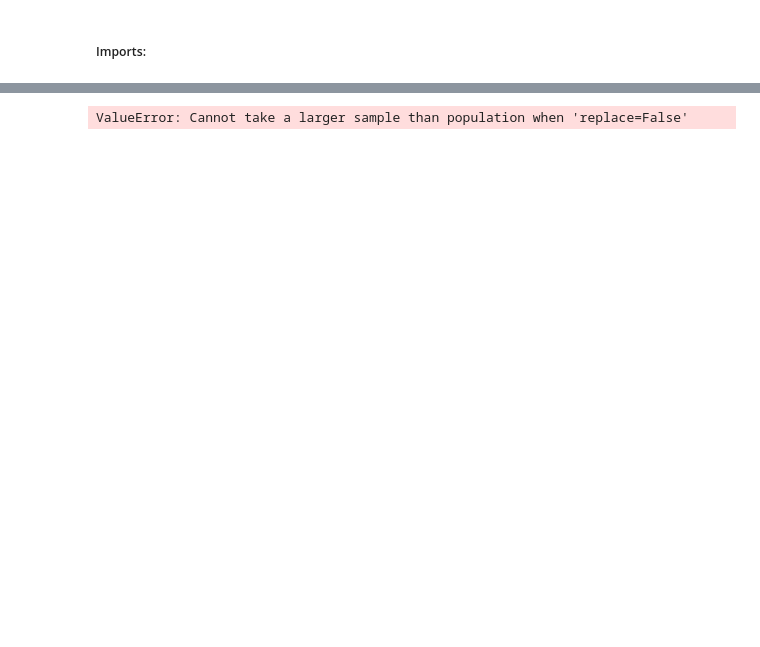
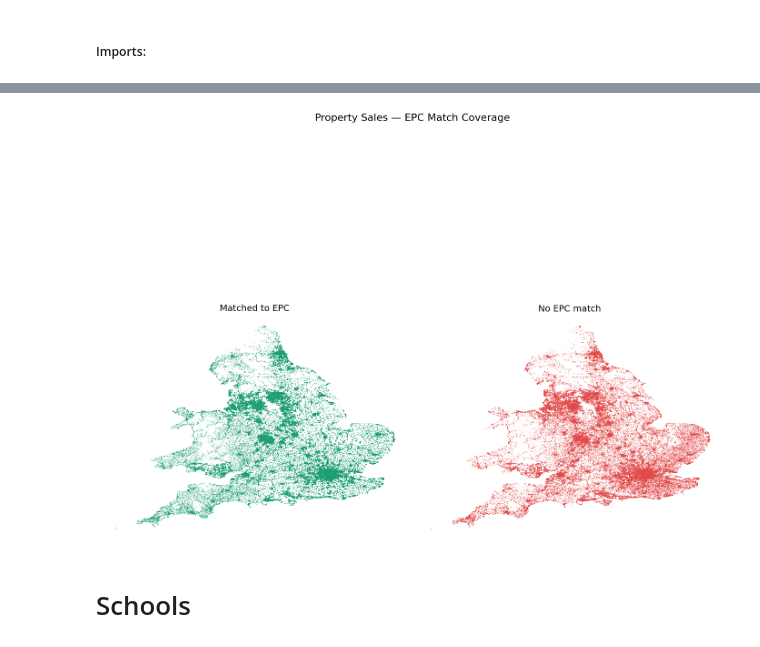
Before and after one commit to asiask97/msc-house-price-prediction, a Jupyter notebook: joining_features.ipynb, the cells around one changed output, grey strips where cells are left out. Cells and saved outputs as stored; diff of their text form; code cells hidden in the pictures; blank space fills up the shorter version.

```diff
--- a/joining_features.ipynb
+++ b/joining_features.ipynb
@@ -37,9 +39,6 @@ Missing lat/lon:         23,099
 # %%
-import matplotlib.pyplot as plt
-import pandas as pd
-
 # Load
-df = pd.read_parquet("Data/lr_epc_matched.parquet")
+df = pd.read_parquet("Outputs/lr_epc_matched.parquet")
 postcodes = pd.read_csv(
     "Data/Online_ONS_Postcode_Directory_Live.csv",
     usecols=["PCDS", "LAT", "LONG"]
@@ -47,32 +46,34 @@ postcodes = pd.read_csv(
 postcodes["PCDS"] = postcodes["PCDS"].str.strip().str.upper()
 df["postcode_merge"] = df["postcode_x"].str.strip().str.upper()
 df = df.merge(postcodes, left_on="postcode_merge", right_on="PCDS", how="left")
 
 # Clean
 df = df[df["LAT"].notna() & (df["LAT"] != 99.999999)]
 df["has_epc"] = df["lodgement_date"].notna()
 
 # Sample
 matched   = df[df["has_epc"]]
 unmatched = df[~df["has_epc"]]
 
 # Plot
 fig, axes = plt.subplots(1, 2, figsize=(14, 16), sharey=True)
 
 for ax, data, color, title in [
     (axes[0], matched,   "#1D9E75", "Matched to EPC"),
     (axes[1], unmatched, "#E24B4A", "No EPC match"),
 ]:
     ax.scatter(data["LONG"], data["LAT"], s=0.3, alpha=0.3, color=color, linewidths=0)
     ax.set_title(title, fontsize=14)
     ax.set_xlabel("Longitude")
     ax.set_aspect("equal")
     ax.axis("off")
 
 axes[0].set_ylabel("Latitude")
 fig.suptitle("Property Sales — EPC Match Coverage", fontsize=16, y=0.92)
 plt.tight_layout()
-plt.savefig("epc_coverage_map.png", dpi=150, bbox_inches="tight")
+#plt.savefig("epc_coverage_map.png", dpi=150, bbox_inches="tight") Good idea to save for write up.
 plt.show()
 # %% [output]
-ValueError: Cannot take a larger sample than population when 'replace=False'
+[figure, added]
+# %% [markdown]
+# Schools
```
Also changed, not shown: parts of 17 cells of this notebook, 5 other files.
